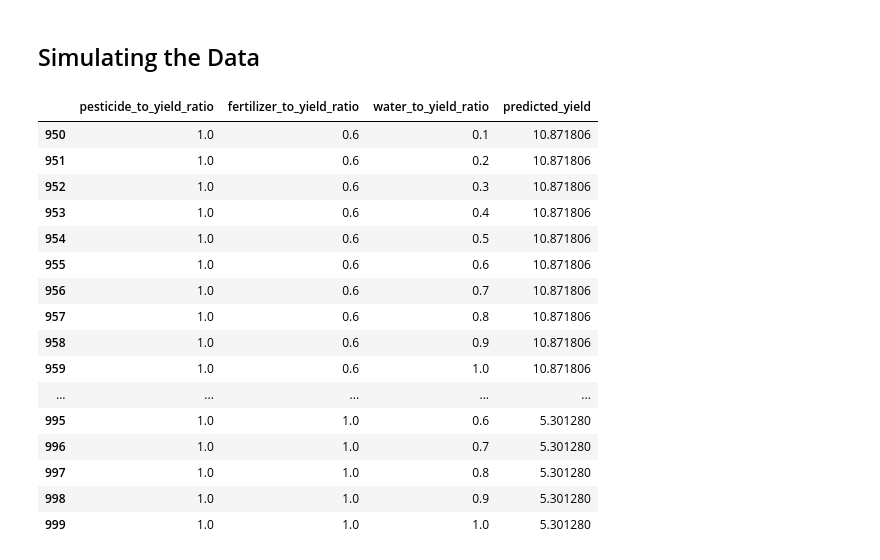
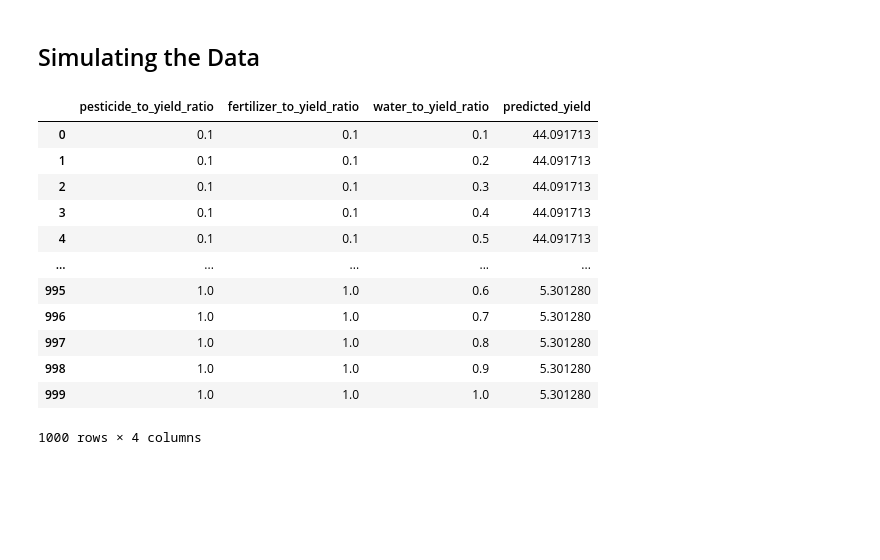
Before and after one commit to amyints/farming_analysis, a Jupyter notebook: model.ipynb, the cells around one changed output. Drawn from its saved outputs; the diff is of its cells as text; code cells hidden in the pictures; blank space fills up the shorter version.

```diff
--- a/model.ipynb
+++ b/model.ipynb
@@ -75,22 +75,18 @@ plt.show()
 ## Simulating the Data
 # %%
 scenarios = simulate(clean_df, model)
-scenarios.rand(50)
+scenarios
 # %% [output]
 |  | pesticide_to_yield_ratio | fertilizer_to_yield_ratio | water_to_yield_ratio | predicted_yield |
-| 950 | 1.0 | 0.6 | 0.1 | 10.871806 |
-| 951 | 1.0 | 0.6 | 0.2 | 10.871806 |
-| 952 | 1.0 | 0.6 | 0.3 | 10.871806 |
-| 953 | 1.0 | 0.6 | 0.4 | 10.871806 |
-| 954 | 1.0 | 0.6 | 0.5 | 10.871806 |
-| 955 | 1.0 | 0.6 | 0.6 | 10.871806 |
-| 956 | 1.0 | 0.6 | 0.7 | 10.871806 |
-| 957 | 1.0 | 0.6 | 0.8 | 10.871806 |
-| 958 | 1.0 | 0.6 | 0.9 | 10.871806 |
-| 959 | 1.0 | 0.6 | 1.0 | 10.871806 |
+| 0 | 0.1 | 0.1 | 0.1 | 44.091713 |
+| 1 | 0.1 | 0.1 | 0.2 | 44.091713 |
+| 2 | 0.1 | 0.1 | 0.3 | 44.091713 |
+| 3 | 0.1 | 0.1 | 0.4 | 44.091713 |
+| 4 | 0.1 | 0.1 | 0.5 | 44.091713 |
 | ... | ... | ... | ... | ... |
 | 995 | 1.0 | 1.0 | 0.6 | 5.301280 |
 | 996 | 1.0 | 1.0 | 0.7 | 5.301280 |
 | 997 | 1.0 | 1.0 | 0.8 | 5.301280 |
 | 998 | 1.0 | 1.0 | 0.9 | 5.301280 |
 | 999 | 1.0 | 1.0 | 1.0 | 5.301280 |
+1000 rows × 4 columns
```
Also changed, not shown: 4 other files.
